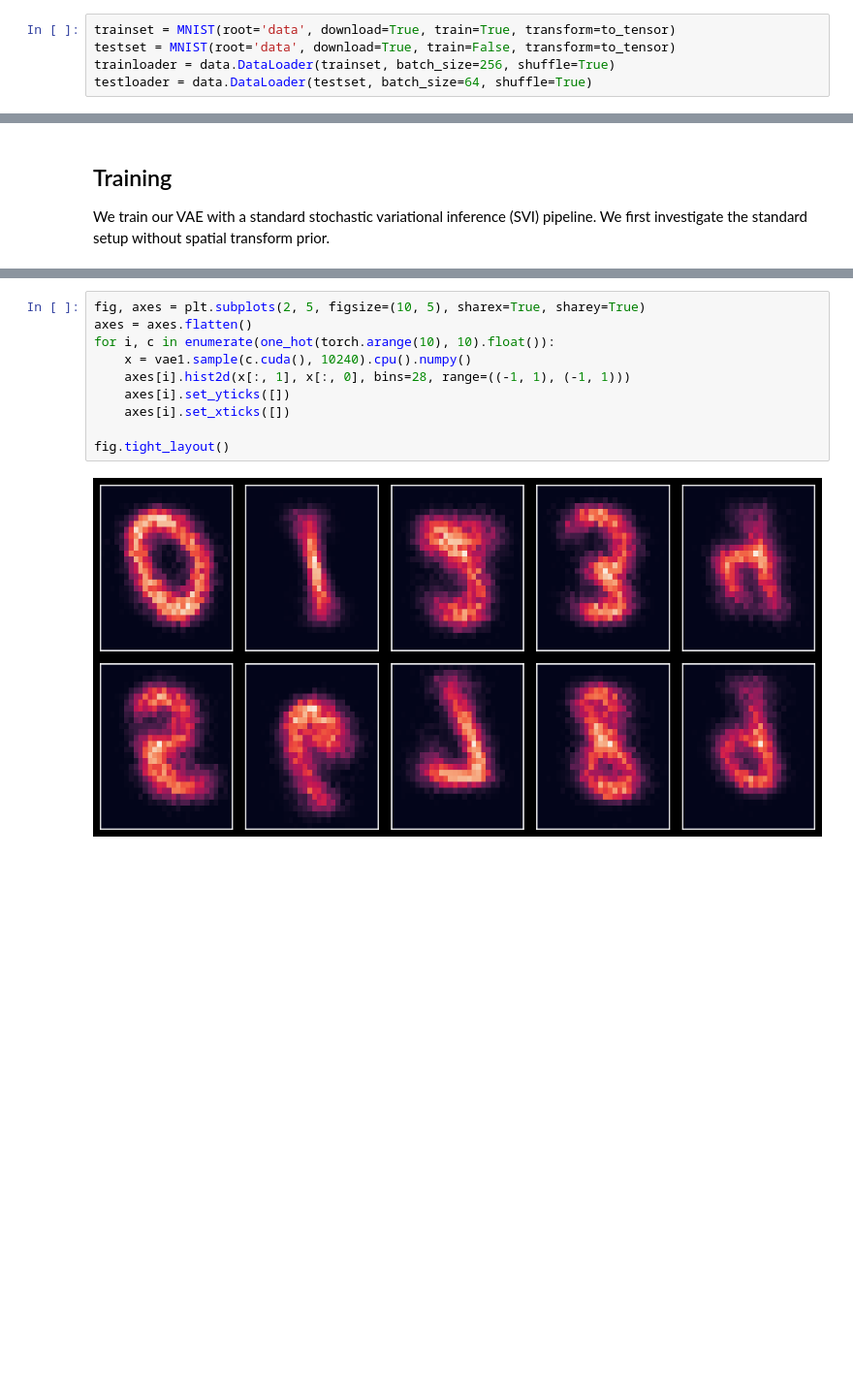
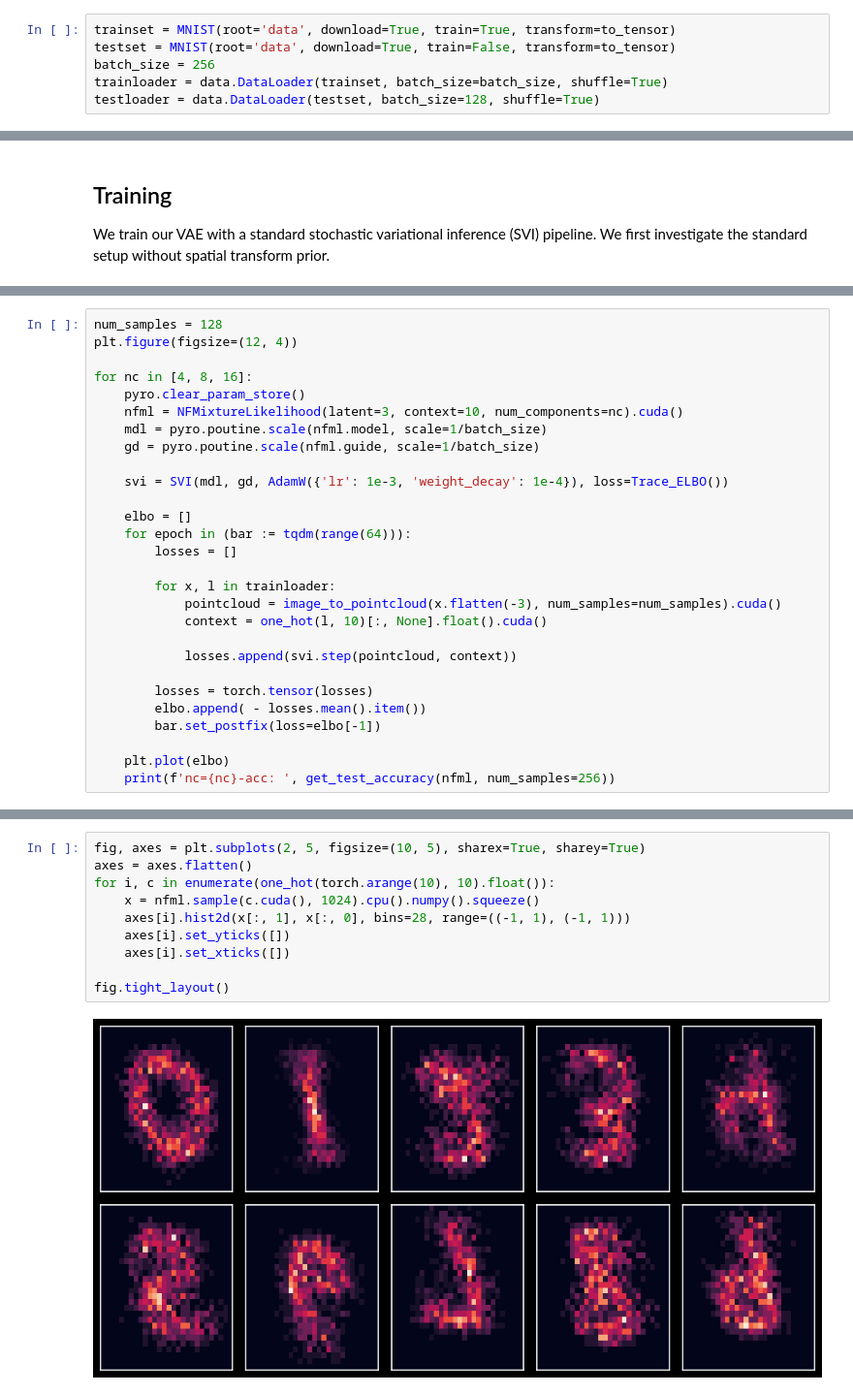
Before and after one commit to dimarkov/nfmix, a Jupyter notebook: examples/vae_pointcloud_nflow_likelihood.ipynb, the cells around one changed output, grey strips where cells are left out. Shown at 97% size. Saved outputs shown, nothing was run; the diff lists cells and outputs as text; blank space fills up the shorter version.

Commit message:
updated notebook with faster models

```diff
--- a/examples/vae_pointcloud_nflow_likelihood.ipynb
+++ b/examples/vae_pointcloud_nflow_likelihood.ipynb
@@ -39,8 +39,9 @@ The [MNIST](https://wikipedia.org/wiki/MNIST_database) dataset consists of 28 x
 # %%
 trainset = MNIST(root='data', download=True, train=True, transform=to_tensor)
 testset = MNIST(root='data', download=True, train=False, transform=to_tensor)
-trainloader = data.DataLoader(trainset, batch_size=256, shuffle=True)
-testloader = data.DataLoader(testset, batch_size=64, shuffle=True)
+batch_size = 256
+trainloader = data.DataLoader(trainset, batch_size=batch_size, shuffle=True)
+testloader = data.DataLoader(testset, batch_size=128, shuffle=True)
 # %%
 x = [trainset[i][0] for i in range(8)]
 x = torch.cat(x, dim=-1)
@@ -349,0 +488,28 @@ plt.plot(elbo)
+# %%
+num_samples = 128
+plt.figure(figsize=(12, 4))
+
+for nc in [4, 8, 16]:
+    pyro.clear_param_store()
+    nfml = NFMixtureLikelihood(latent=3, context=10, num_components=nc).cuda()
+    mdl = pyro.poutine.scale(nfml.model, scale=1/batch_size)
+    gd = pyro.poutine.scale(nfml.guide, scale=1/batch_size)
+
+    svi = SVI(mdl, gd, AdamW({'lr': 1e-3, 'weight_decay': 1e-4}), loss=Trace_ELBO())
+
+    elbo = []
+    for epoch in (bar := tqdm(range(64))):
+        losses = []
+
+        for x, l in trainloader:
+            pointcloud = image_to_pointcloud(x.flatten(-3), num_samples=num_samples).cuda()
+            context = one_hot(l, 10)[:, None].float().cuda()
+
+            losses.append(svi.step(pointcloud, context))
+
+        losses = torch.tensor(losses)
+        elbo.append( - losses.mean().item())
+        bar.set_postfix(loss=elbo[-1])
+
+    plt.plot(elbo)
+    print(f'nc={nc}-acc: ', get_test_accuracy(nfml, num_samples=256))
@@ -350,13 +521,13 @@ plt.plot(elbo)
 # %%
 fig, axes = plt.subplots(2, 5, figsize=(10, 5), sharex=True, sharey=True)
 axes = axes.flatten()
 for i, c in enumerate(one_hot(torch.arange(10), 10).float()):
-    x = vae1.sample(c.cuda(), 10240).cpu().numpy()
+    x = nfml.sample(c.cuda(), 1024).cpu().numpy().squeeze()
     axes[i].hist2d(x[:, 1], x[:, 0], bins=28, range=((-1, 1), (-1, 1)))
     axes[i].set_yticks([])
     axes[i].set_xticks([])
 
 fig.tight_layout()
 # %% [output]
-[figure, old version]
+[figure, new version]
 # %%
```
Also changed, not shown: parts of 15 cells of this notebook.
